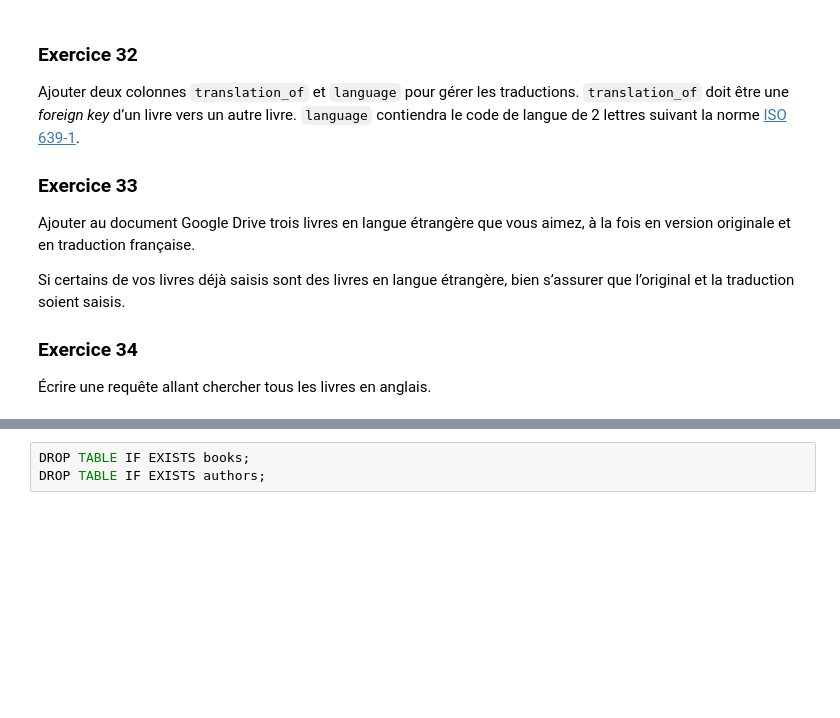
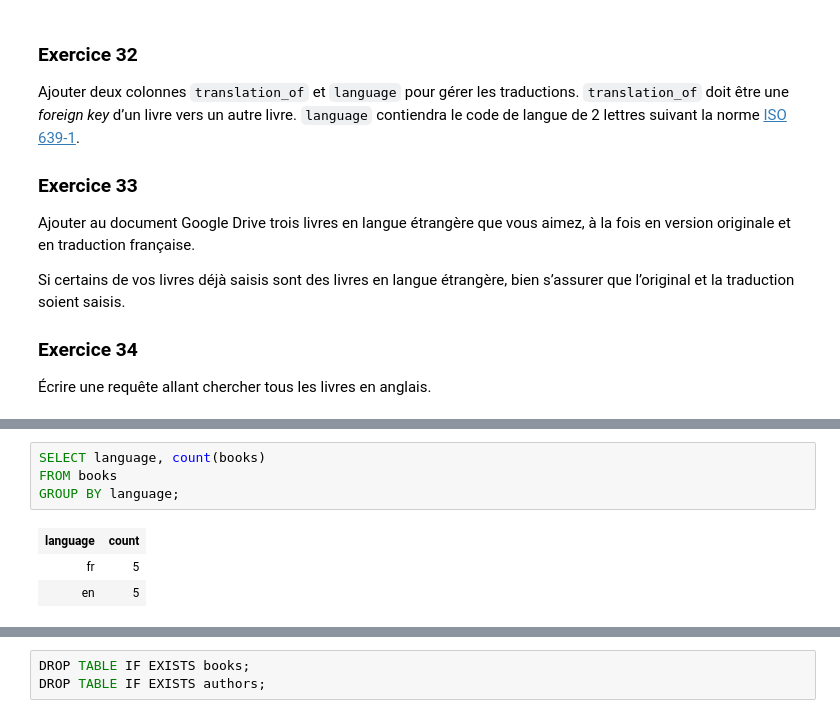
Before and after one commit to noripyt/cours, a Jupyter notebook: bases-de-données/Bases de données.ipynb, the cells around one changed output, grey strips where cells are left out. Cells and saved outputs as stored; diff of their text form; blank space fills up the shorter version.

```diff
--- a/bases-de-données/Bases de données.ipynb
+++ b/bases-de-données/Bases de données.ipynb
@@ -1003,0 +1052,8 @@ Si certains de vos livres déjà saisis sont des livres en langue étrangère, b
+# %%
+SELECT language, count(books)
+FROM books
+GROUP BY language;
+# %% [output]
+| language | count |
+| fr | 5 |
+| en | 5 |
```
Also changed, not shown: parts of 22 cells of this notebook, 1 other file.
